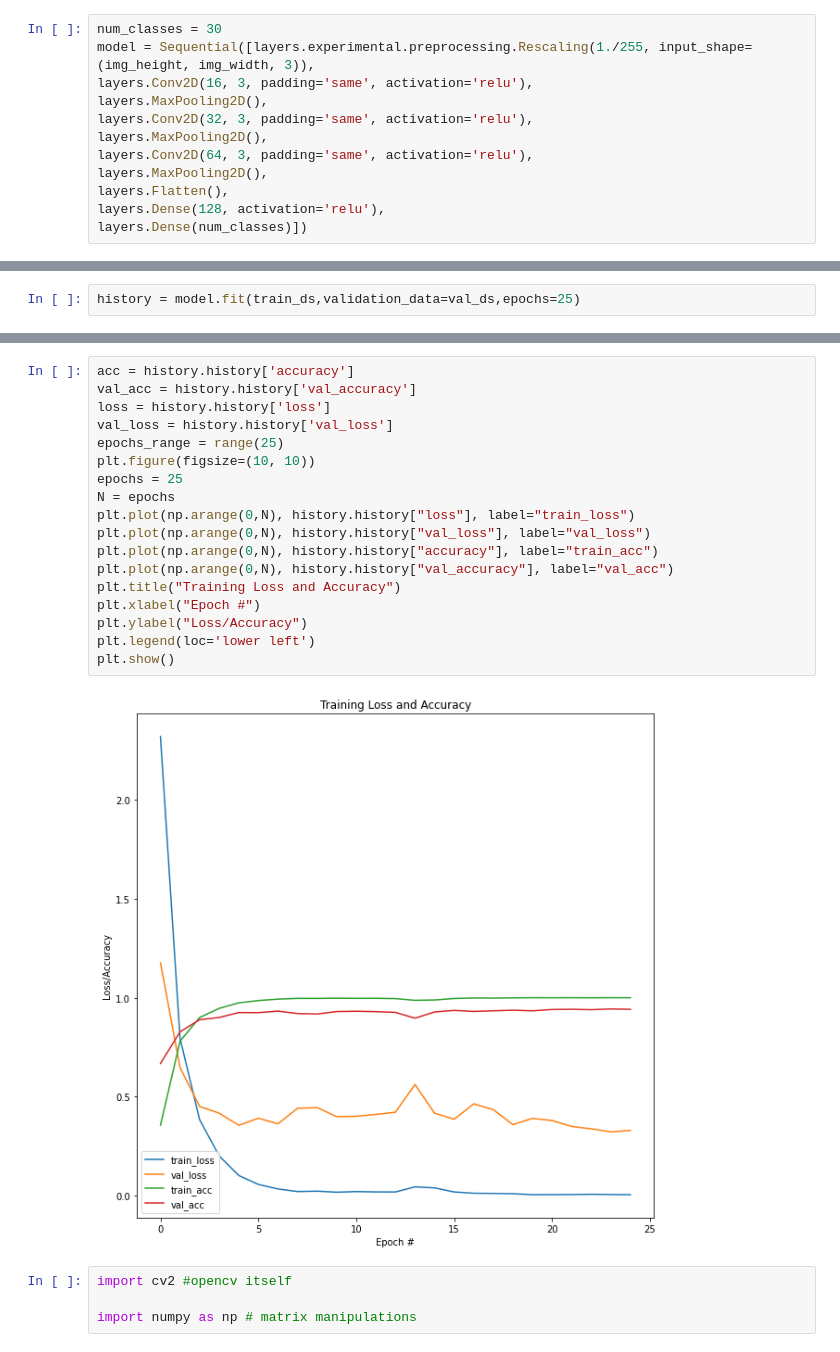
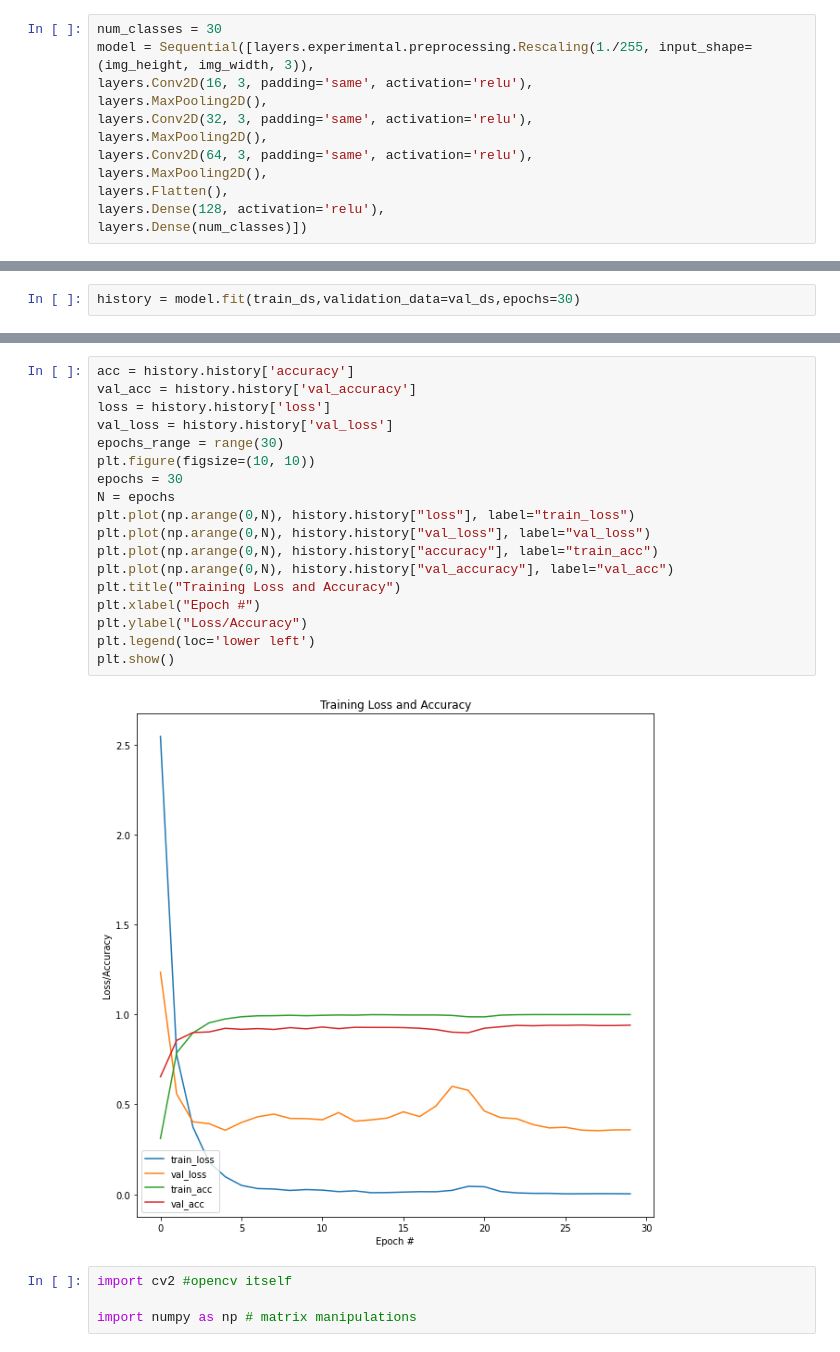
Before and after one commit to mmouadd/GdKI, a Jupyter notebook: Aufgabe_4_V_1.ipynb, the cells around one changed output, grey strips where cells are left out. Drawn from its saved outputs; the diff is of its cells as text.

```diff
--- a/Aufgabe_4_V_1.ipynb
+++ b/Aufgabe_4_V_1.ipynb
@@ -122,5 +122,5 @@ Trainable params: 3,992,510
 Non-trainable params: 0
 _________________________________________________________________
 # %%
-history = model.fit(train_ds,validation_data=val_ds,epochs=25)
+history = model.fit(train_ds,validation_data=val_ds,epochs=30)
 # %% [output]
@@ -144,23 +144,23 @@ Epoch 25/25
 # %%
 acc = history.history['accuracy']
 val_acc = history.history['val_accuracy']
 loss = history.history['loss']
 val_loss = history.history['val_loss']
-epochs_range = range(25)
+epochs_range = range(30)
 plt.figure(figsize=(10, 10))
-epochs = 25
+epochs = 30
 N = epochs
 plt.plot(np.arange(0,N), history.history["loss"], label="train_loss")
 plt.plot(np.arange(0,N), history.history["val_loss"], label="val_loss")
 plt.plot(np.arange(0,N), history.history["accuracy"], label="train_acc")
 plt.plot(np.arange(0,N), history.history["val_accuracy"], label="val_acc")
 plt.title("Training Loss and Accuracy")
 plt.xlabel("Epoch #")
 plt.ylabel("Loss/Accuracy")
 plt.legend(loc='lower left')
 plt.show()
 # %% [output]
-[figure, old version]
+[figure, new version]
 # %%
 import cv2 #opencv itself
 
```
Also changed, not shown: parts of 5 cells of this notebook.
